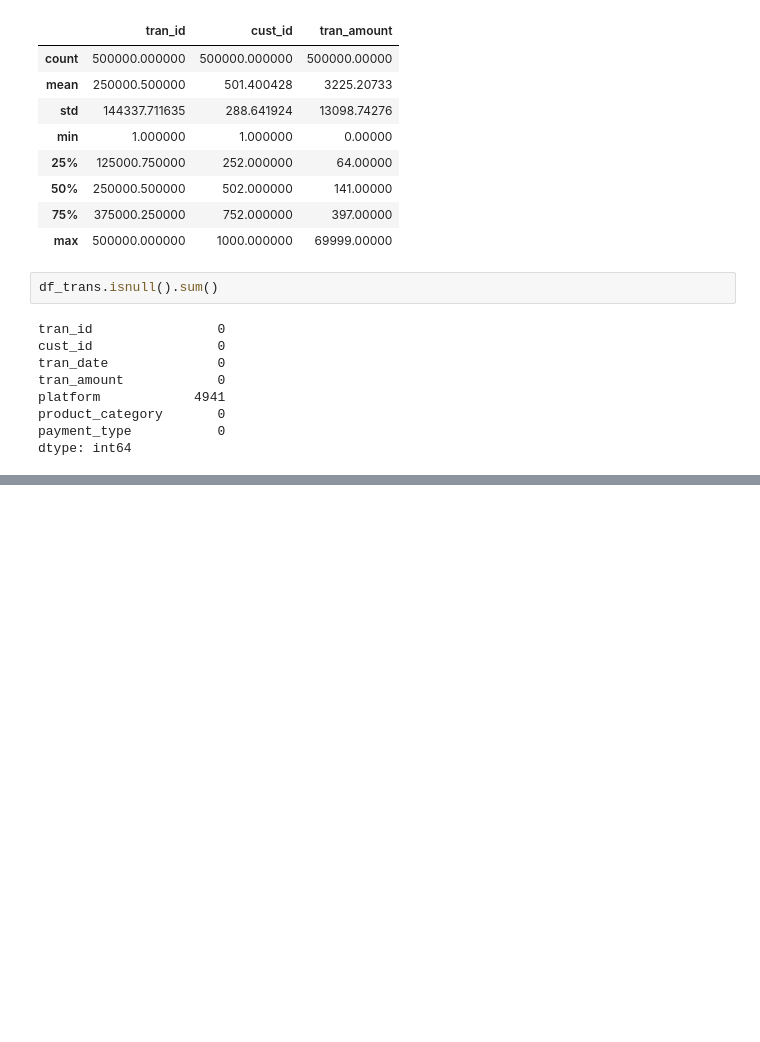
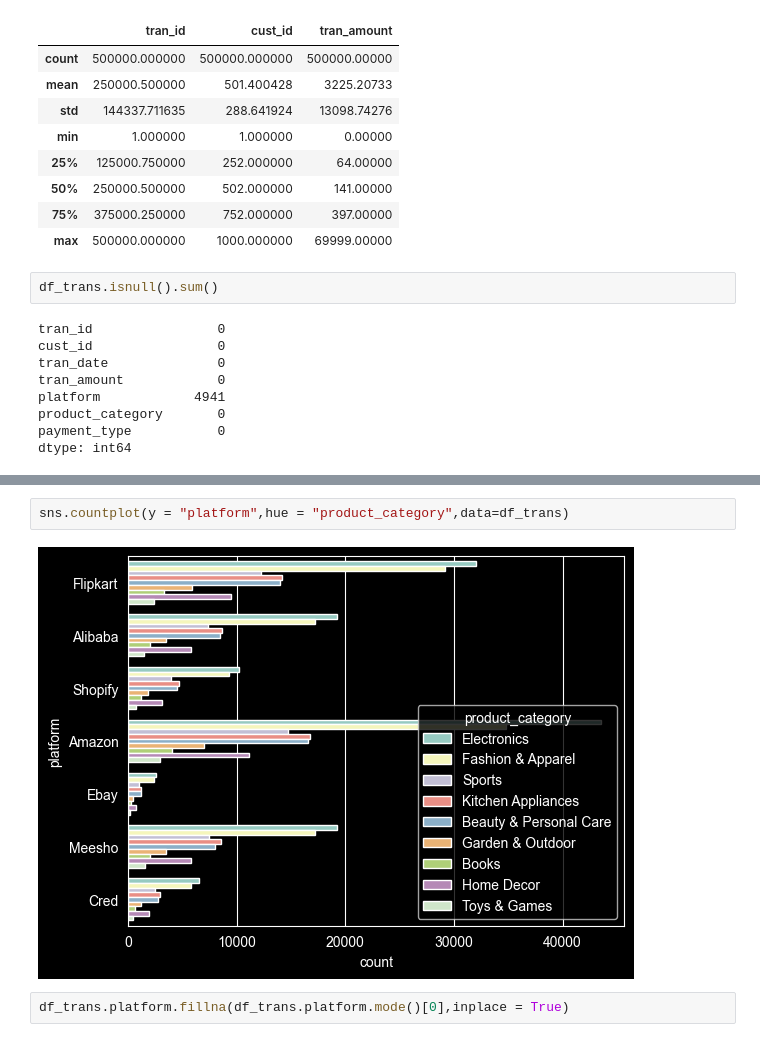
Before and after one commit to RawatXd/AtliQo-Bank-Project, a Jupyter notebook: main.ipynb, the cells around one changed output, grey strips where cells are left out. Cells and saved outputs as stored; diff of their text form; blank space fills up the shorter version.

```diff
--- a/main.ipynb
+++ b/main.ipynb
@@ -712,0 +746,6 @@ dtype: int64
+# %%
+sns.countplot(y = "platform",hue = "product_category",data=df_trans)
+# %% [output]
+[figure, added]
+# %%
+df_trans.platform.fillna(df_trans.platform.mode()[0],inplace = True)
```
Also changed, not shown: parts of 8 cells of this notebook.
